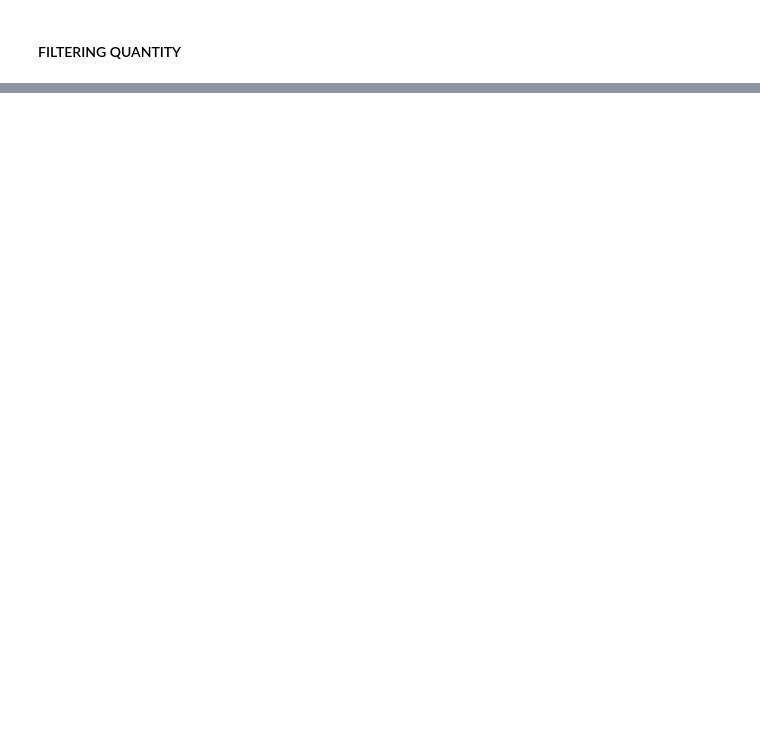
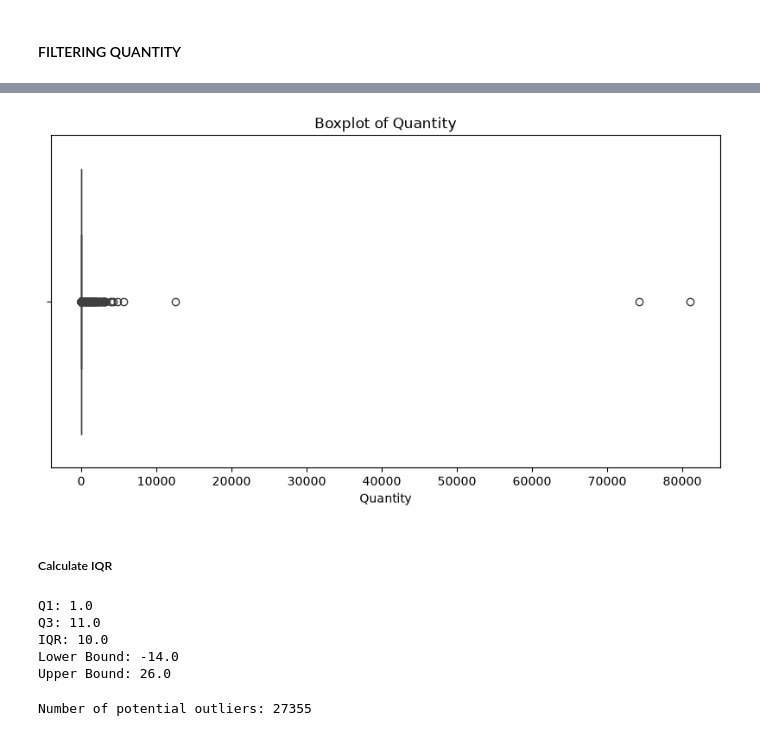
Before and after one commit to aryaps232/Ecommerce_Demand_Forecasting, a Jupyter notebook: notebooks/02_preprocessing.ipynb, the cells around one changed output, grey strips where cells are left out. Saved outputs shown, nothing was run; the diff lists cells and outputs as text; code cells hidden in the pictures; blank space fills up the shorter version.

```diff
--- a/notebooks/02_preprocessing.ipynb
+++ b/notebooks/02_preprocessing.ipynb
@@ -684,0 +575,6 @@ memory usage: 14.0 MB
+# %%
+# Remove cancelled invoices and negative quantities
+df_clean = df_clean[
+    (~df_clean['InvoiceNo'].astype(str).str.startswith('C')) &
+    (df_clean['Quantity'] > 0)
+].copy()
@@ -684,0 +623,39 @@ memory usage: 14.0 MB
+# %%
+plt.figure(figsize=(10,5))
+sns.boxplot(x= df_clean['Quantity'])
+plt.title('Boxplot of Quantity')
+plt.xlabel('Quantity')
+plt.show()
+# %% [output]
+[figure, added]
+# %% [markdown]
+##### Calculate IQR
+# %%
+Q1 = df_clean['Quantity'].quantile(0.25)
+Q3 = df_clean['Quantity'].quantile(0.75)
+
+IQR = Q3 - Q1
+
+lower_bound = Q1 - 1.5 * IQR
+upper_bound = Q3 + 1.5 * IQR
+
+print("Q1:", Q1)
+print("Q3:", Q3)
+print("IQR:", IQR)
+print("Lower Bound:", lower_bound)
+print("Upper Bound:", upper_bound)
+# %% [output]
+Q1: 1.0
+Q3: 11.0
+IQR: 10.0
+Lower Bound: -14.0
+Upper Bound: 26.0
+# %%
+outliers = df_clean[
+    (df_clean['Quantity'] < lower_bound) |
+    (df_clean['Quantity'] > upper_bound)
+]
+
+print("Number of potential outliers:", len(outliers))
+# %% [output]
+Number of potential outliers: 27355
```
Also changed, not shown: parts of 93 cells of this notebook.
